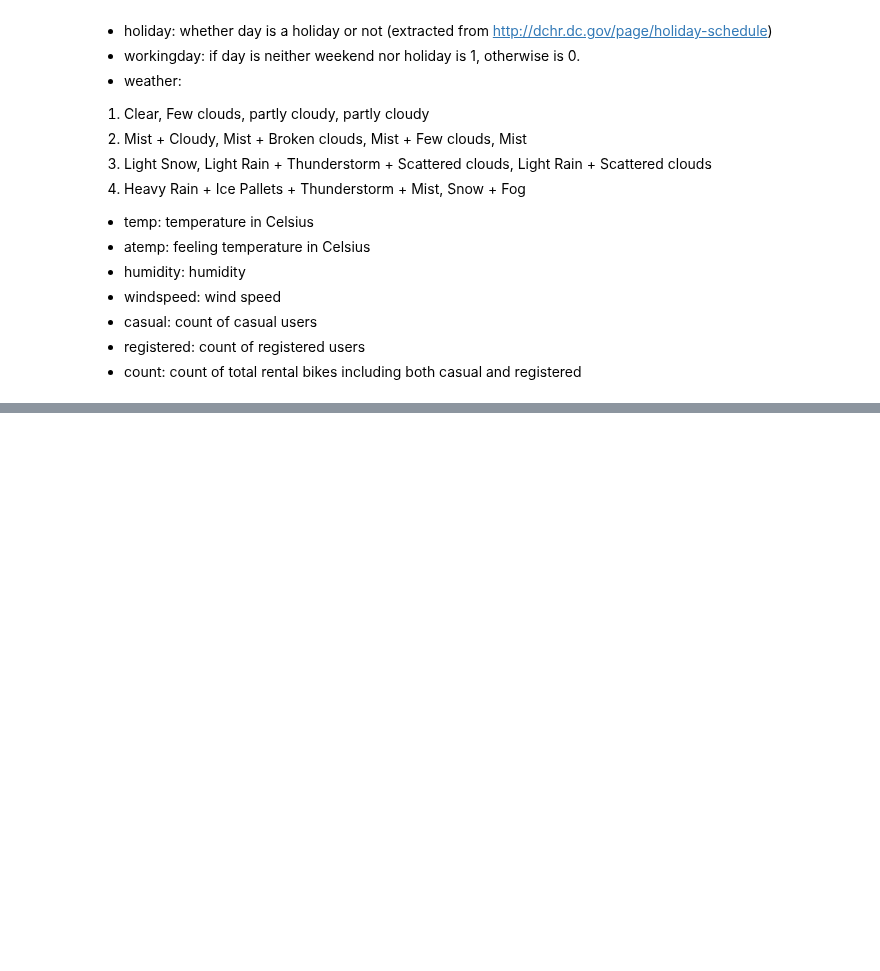
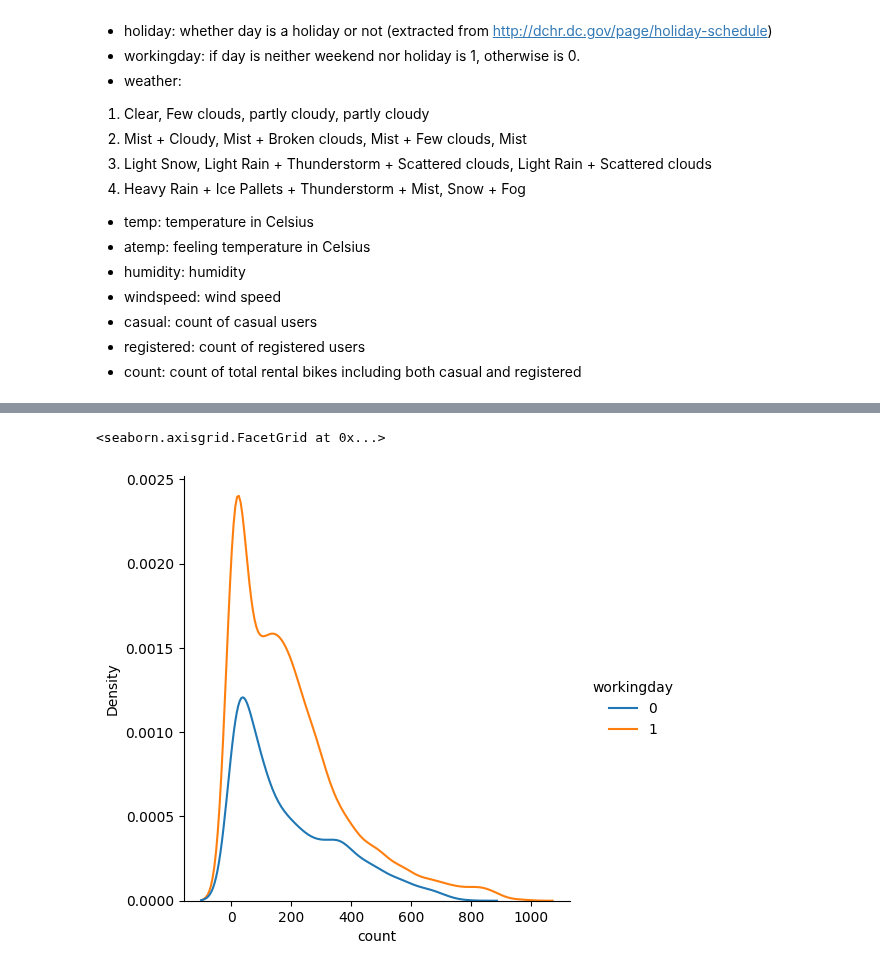
Before and after one commit to trehansalil/yulu_data_analysis, a Jupyter notebook: data_analysis.ipynb, the cells around one changed output, grey strips where cells are left out. Saved outputs shown, nothing was run; the diff lists cells and outputs as text; code cells hidden in the pictures; blank space fills up the shorter version.

```diff
--- a/data_analysis.ipynb
+++ b/data_analysis.ipynb
@@ -87,0 +247,5 @@ Name: datetime, Length: 10886, dtype: datetime64[ns]
+# %%
+df.loc[df['weather'] == 4, "weather"] = 3
+# %%
+# Simplifying the data here.
+df['weather_condition'] = df['weather'].map({1: 'Clear/Partially Cloudy', 2: 'Misty/Cloudy', 3: 'Snowy/Rainy'}).astype('category')
@@ -87,0 +275,5 @@ Name: datetime, Length: 10886, dtype: datetime64[ns]
+# %%
+sns.displot(data=df, x='count', hue='workingday', kind='kde')
+# %% [output]
+<seaborn.axisgrid.FacetGrid at 0x...>
+[figure, added]
```
Also changed, not shown: parts of 24 cells of this notebook, 1 other file.
